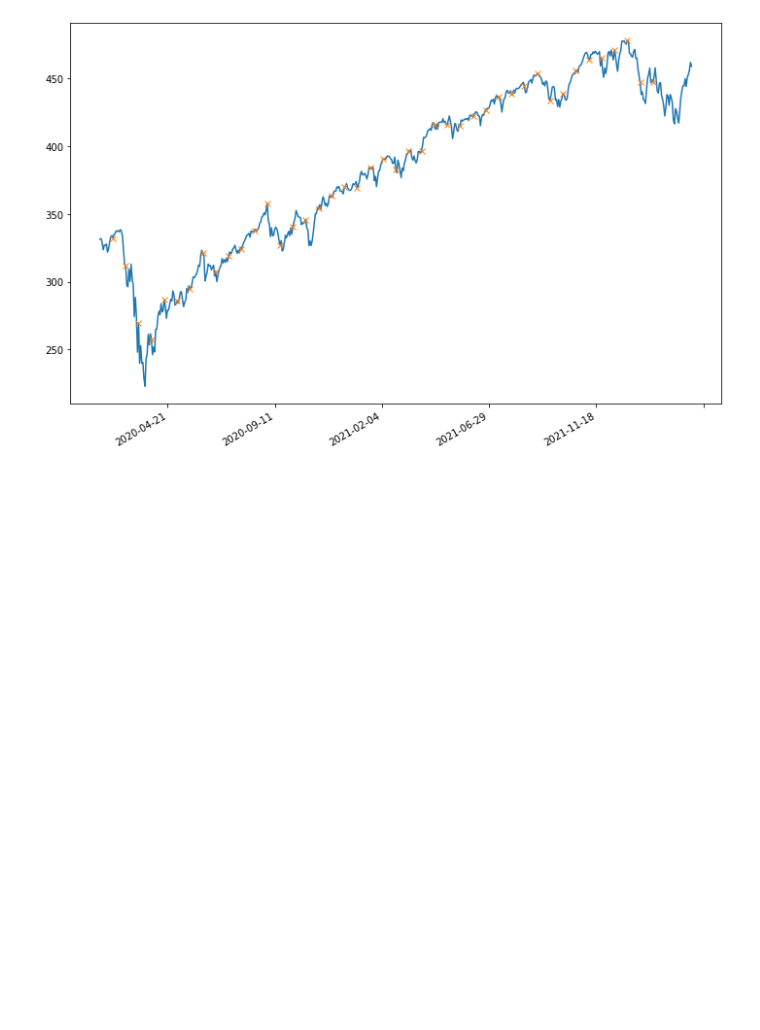
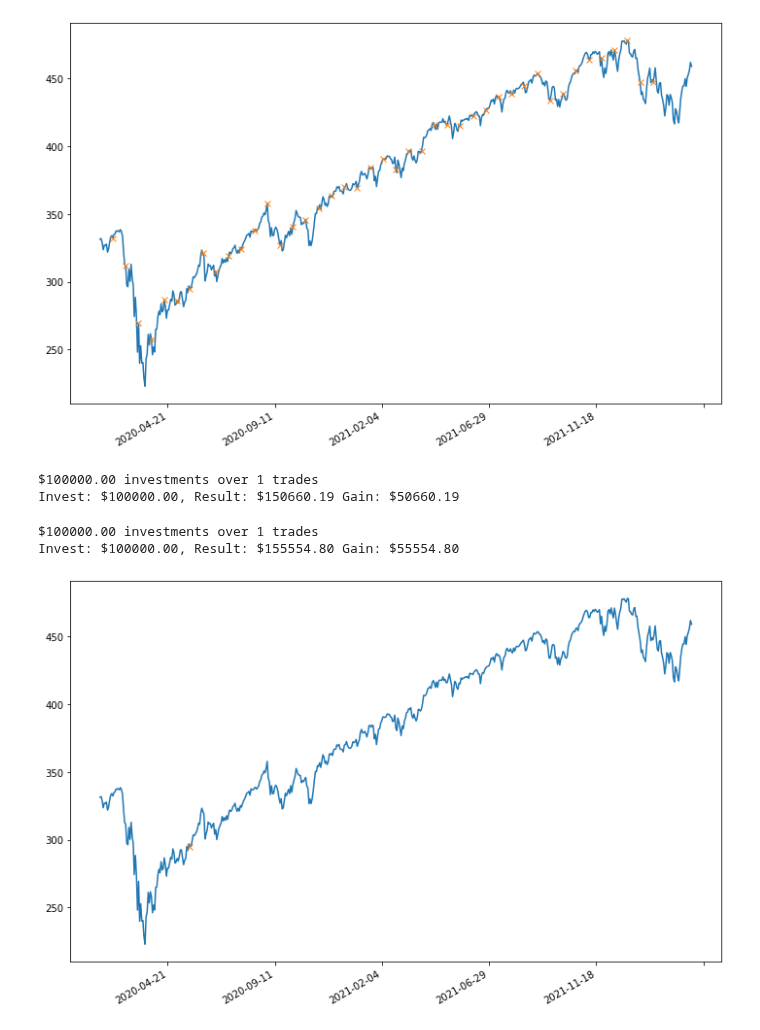
Before and after one commit to JoeHGeoghegan/VIX_Timing_The_Market, a Jupyter notebook: Notebooks/Joe.ipynb, the cells around one changed output. Drawn from its saved outputs; the diff is of its cells as text; code cells hidden in the pictures; blank space fills up the shorter version.

Commit message:
Covid and single invest analysis

```diff
--- a/Notebooks/Joe.ipynb
+++ b/Notebooks/Joe.ipynb
@@ -228,3 +229,30 @@ plot_with_marks(covid_data['SPY_close'],linear_invest)
 $2325.58 investments over 43 trades
 Invest: $100000.00, Result: $123732.12 Gain: $23732.12
 [figure]
+# %%
+covid_data = Peak_data.loc['2020-01-20':]
+peak_covid  = peaks_std(covid_data['VIX_close'],stds=1,roll=30, MinLine=Simulated_Q3)
+random_sample = random.randint(0,len(peak_covid))
+current_spy = covid_data['SPY_close'].tail(1)[0]
+# %%
+covid_VIX_investments = covid_data.loc[peak_covid.index]
+covid_VIX_investments.iloc[random_sample:random_sample+1]
+print(
+    earnings(init_investment = 100000,current_spy = current_spy,
+        investments=covid_VIX_investments.iloc[random_sample:random_sample+1])
+)
+# plot_with_marks(covid_data['SPY_close'],peak_covid.iloc[random_sample:random_sample+1])
+# %% [output]
+$100000.00 investments over 1 trades
+Invest: $100000.00, Result: $150660.19 Gain: $50660.19
+# %%
+linear_invest = linear_investment_times(covid_data,peak_covid)
+print(
+    earnings(init_investment = 100000,current_spy = covid_data['SPY_close'].tail(1)[0],
+    investments=linear_invest.iloc[random_sample:random_sample+1])
+)
+plot_with_marks(covid_data['SPY_close'],linear_invest.iloc[random_sample:random_sample+1])
+# %% [output]
+$100000.00 investments over 1 trades
+Invest: $100000.00, Result: $155554.80 Gain: $55554.80
+[figure, added]
```
Also changed, not shown: parts of 1 cell of this notebook.
